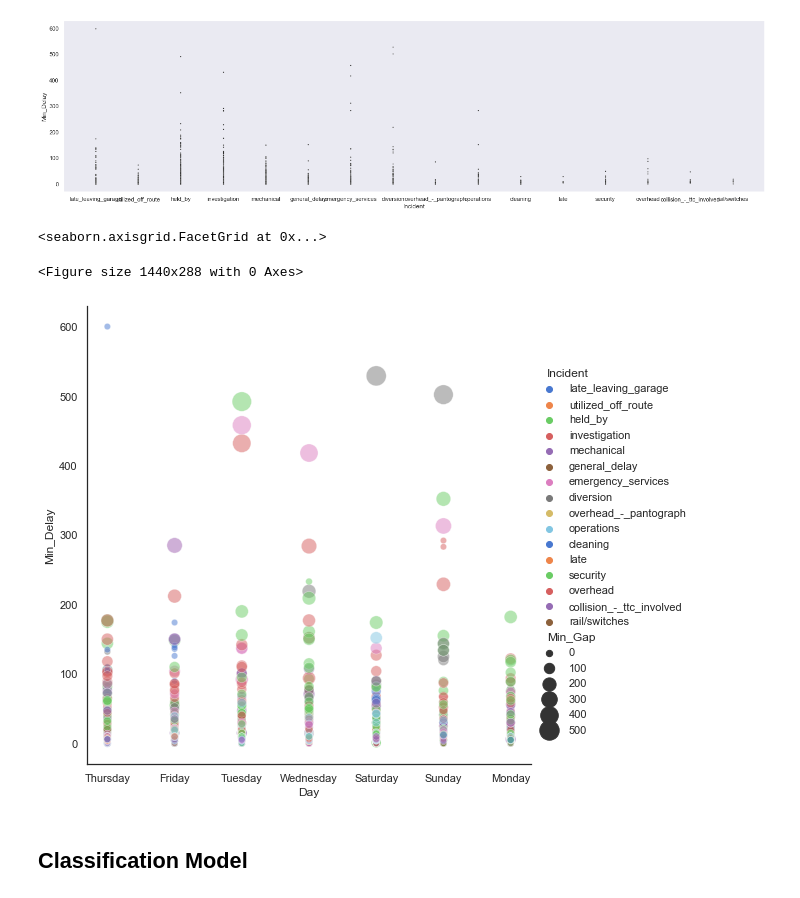
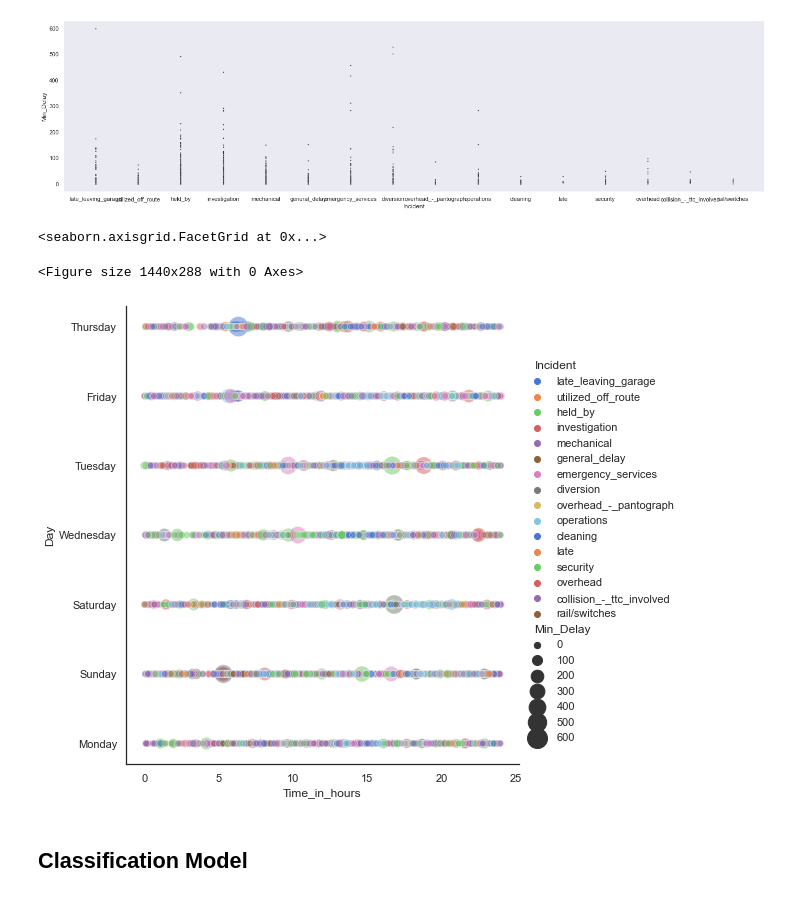
Before and after one commit to rachaellam/ML-ttc, a Jupyter notebook: ML-ttc-Clustering.ipynb, the cells around one changed output. Saved outputs shown, nothing was run; the diff lists cells and outputs as text; code cells hidden in the pictures.

Commit message:
added continuous time columns for minutes and hours

```diff
--- a/ML-ttc-Clustering.ipynb
+++ b/ML-ttc-Clustering.ipynb
@@ -93,16 +129,16 @@ sns.scatterplot(x=df['Incident'], y=df['Min_Delay'], s=5, color=".15")
 # %%
 sns.set_theme(style="white")
 
 
 plt.figure(figsize=(20,4))
 # Plot miles per gallon against horsepower with other semantics
-sns.relplot(x=df['Day'], y=df['Min_Delay'], hue=df['Incident'], size=df['Min_Gap'],
+sns.relplot(x=df['Time_in_hours'], y=df['Day'], hue=df['Incident'], size=df['Min_Delay'],
             sizes=(40, 400), alpha=.5, palette="muted",
             height=7)
 # %% [output]
 <seaborn.axisgrid.FacetGrid at 0x...>
 <Figure size 1440x288 with 0 Axes>
-[figure, old version]
+[figure, new version]
 # %% [markdown]
 ## Classification Model
 # %% [markdown]
```
Also changed, not shown: parts of 4 cells of this notebook.
